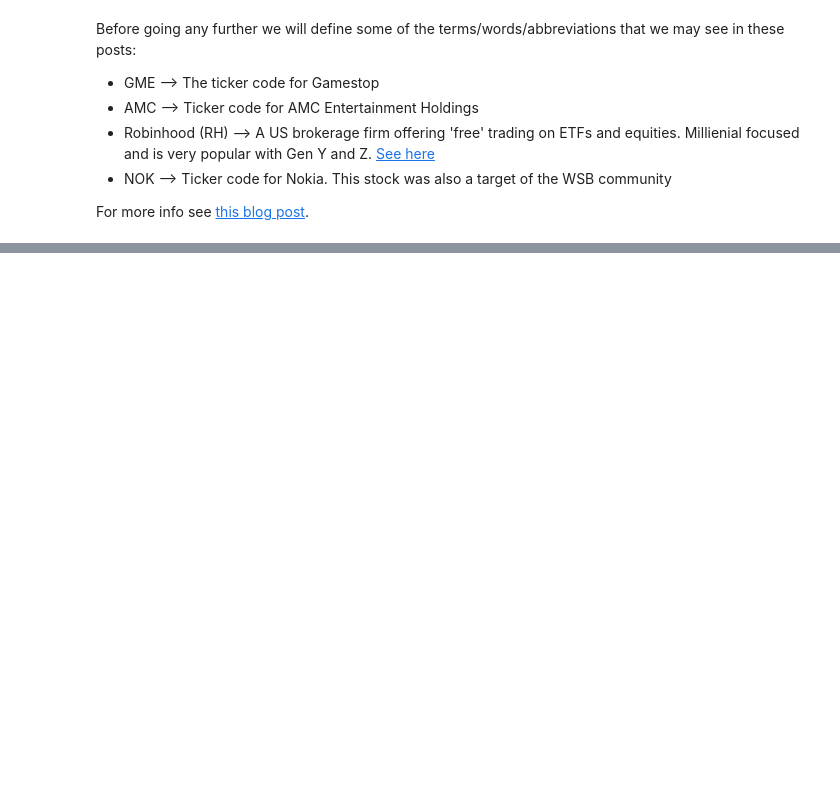
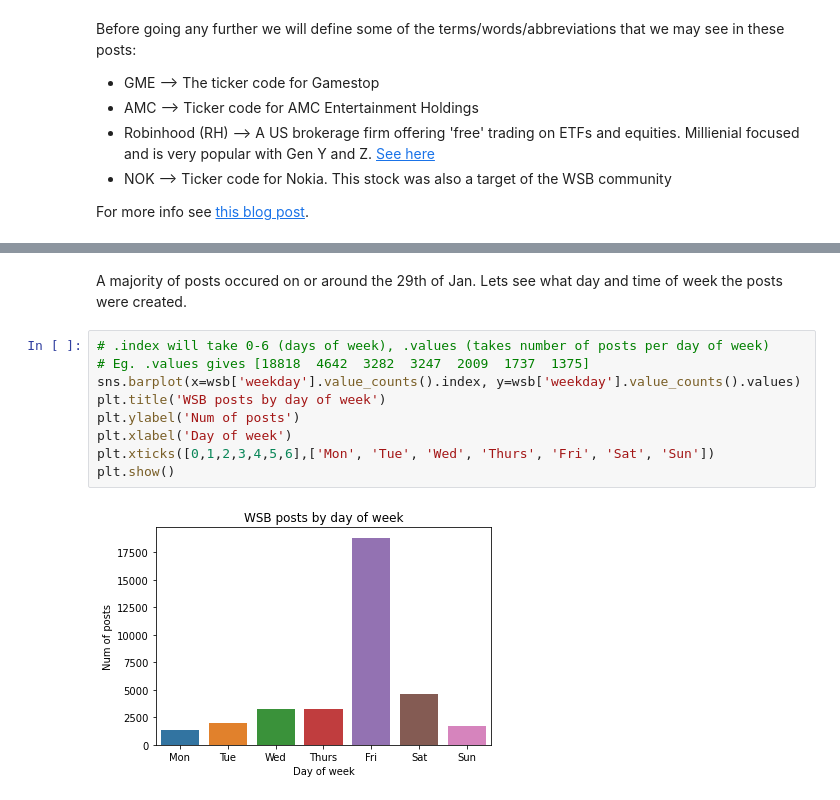
Before and after one commit to JoshyB14/Wall-Street-Bets-Reddit, a Jupyter notebook: WSB_post_analysis.ipynb, the cells around one changed output, grey strips where cells are left out. Saved outputs shown, nothing was run; the diff lists cells and outputs as text; blank space fills up the shorter version.

```diff
--- a/WSB_post_analysis.ipynb
+++ b/WSB_post_analysis.ipynb
@@ -114,0 +166,13 @@ ConversionError: Failed to convert value(s) to axis units: ['Mon', 'Tues', 'Wed'
+# %% [markdown]
+A majority of posts occured on or around the 29th of Jan. Lets see what day and time of week the posts were created.
+# %%
+# .index will take 0-6 (days of week), .values (takes number of posts per day of week)
+# Eg. .values gives [18818  4642  3282  3247  2009  1737  1375]
+sns.barplot(x=wsb['weekday'].value_counts().index, y=wsb['weekday'].value_counts().values)
+plt.title('WSB posts by day of week')
+plt.ylabel('Num of posts')
+plt.xlabel('Day of week')
+plt.xticks([0,1,2,3,4,5,6],['Mon', 'Tue', 'Wed', 'Thurs', 'Fri', 'Sat', 'Sun'])
+plt.show()
+# %% [output]
+[figure, added]
```
Also changed, not shown: parts of 11 cells of this notebook, 1 other file.
